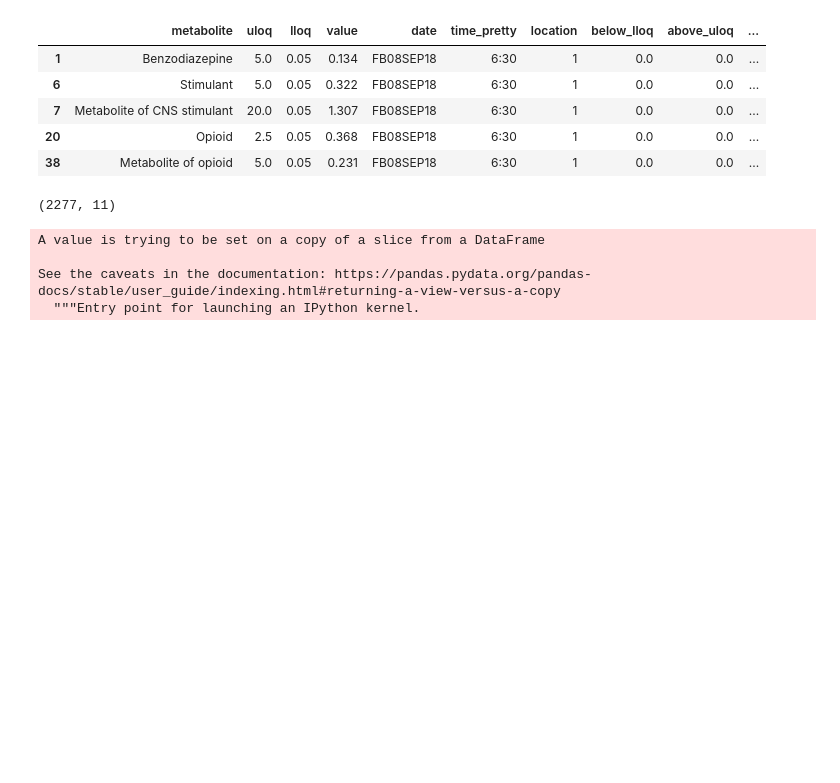
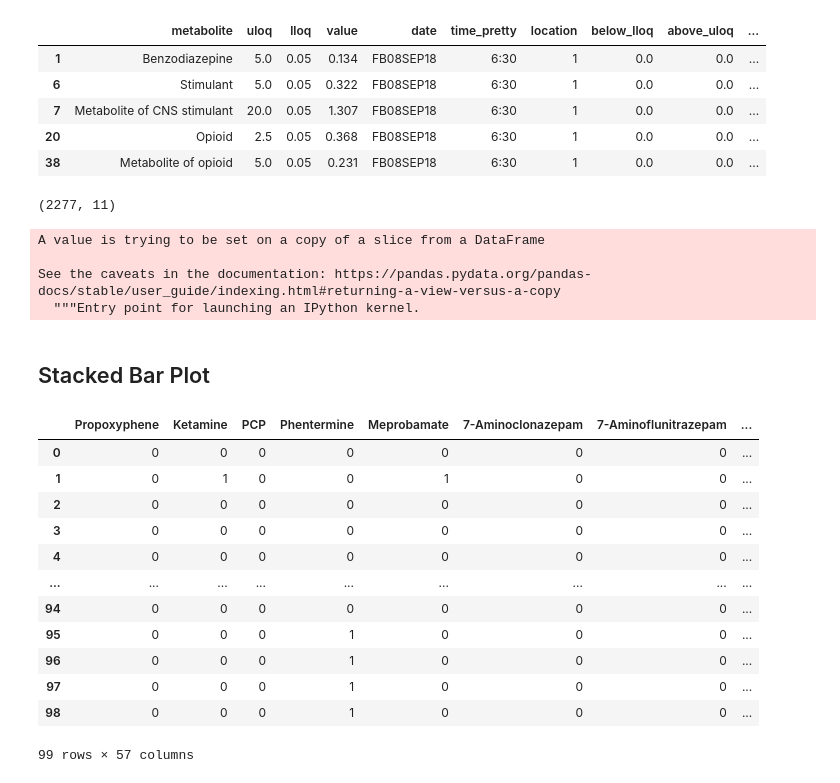
Before and after one commit to mloop/uf-wastewater, a Jupyter notebook: nbs/data_inventory.ipynb, the cells around one changed output. Cells and saved outputs as stored; diff of their text form; code cells hidden in the pictures; blank space fills up the shorter version.

```diff
--- a/nbs/data_inventory.ipynb
+++ b/nbs/data_inventory.ipynb
@@ -335,3 +383,5 @@ See the caveats in the documentation: https://pandas.pydata.org/pandas-docs/stab
   """Entry point for launching an IPython kernel.
 # %%
 data_grouped.to_csv("../data/water_cleaned_grouped.txt", index=False, sep="\t")
+# %% [markdown]
+## Stacked Bar Plot
@@ -337,0 +397,16 @@ data_grouped.to_csv("../data/water_cleaned_grouped.txt", index=False, sep="\t")
+# %%
+data_missing_pattern
+# %% [output]
+|  | Propoxyphene | Ketamine | PCP | Phentermine | Meprobamate | 7-Aminoclonazepam | 7-Aminoflunitrazepam | ... |
+| 0 | 0 | 0 | 0 | 0 | 0 | 0 | 0 | ... |
+| 1 | 0 | 1 | 0 | 0 | 1 | 0 | 0 | ... |
+| 2 | 0 | 0 | 0 | 0 | 0 | 0 | 0 | ... |
+| 3 | 0 | 0 | 0 | 0 | 0 | 0 | 0 | ... |
+| 4 | 0 | 0 | 0 | 0 | 0 | 0 | 0 | ... |
+| ... | ... | ... | ... | ... | ... | ... | ... | ... |
+| 94 | 0 | 0 | 0 | 0 | 0 | 0 | 0 | ... |
+| 95 | 0 | 0 | 0 | 1 | 0 | 0 | 0 | ... |
+| 96 | 0 | 0 | 0 | 1 | 0 | 0 | 0 | ... |
+| 97 | 0 | 0 | 0 | 1 | 0 | 0 | 0 | ... |
+| 98 | 0 | 0 | 0 | 1 | 0 | 0 | 0 | ... |
+99 rows × 57 columns
```
Also changed, not shown: parts of 32 cells of this notebook, 12 other files.
